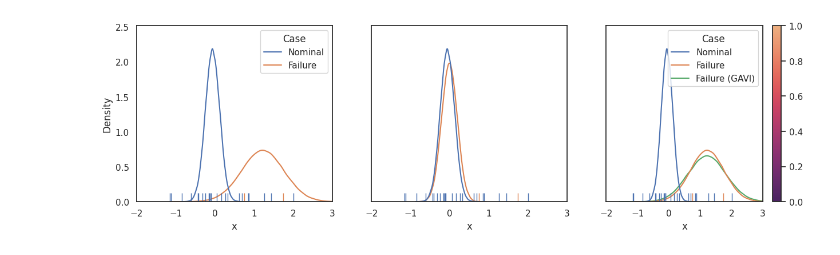
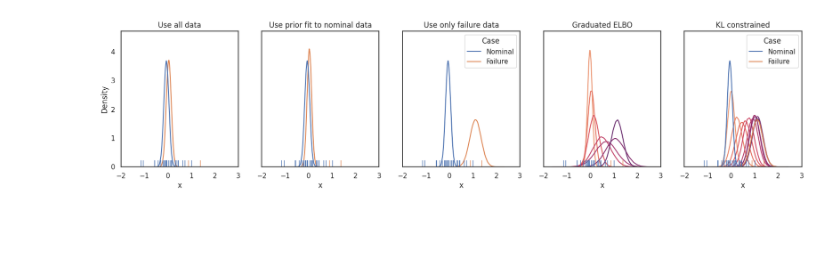
Before and after one commit to dawsonc/BayesAir, a Jupyter notebook: scripts/notebooks/toy_example.ipynb, the cells around one changed output. Cells and saved outputs as stored; diff of their text form; code cells hidden in the pictures; blank space fills up the shorter version.

Commit message:
Implement KL-constrained GAVI in notebook

```diff
--- a/scripts/notebooks/toy_example.ipynb
+++ b/scripts/notebooks/toy_example.ipynb
@@ -40,8 +39,8 @@ for ax in axs.values():
 # %%
 # Define the toy model
 def original_model(n_samples, x=None):
-    mean = pyro.sample("mean", dist.Normal(0.0, 10.0))
-    sigma = torch.exp(pyro.sample("log_std", dist.Normal(0.0, 10.0)))
+    mean = pyro.sample("mean", dist.Normal(0.0, 100.0))
+    sigma = torch.exp(pyro.sample("log_std", dist.Normal(0.0, 100.0)))
 
     with pyro.plate("data", n_samples):
         return pyro.sample("x", dist.Normal(mean, sigma), obs=x)
@@ -143,9 +142,10 @@ all_posterior_df = pd.concat(
 # %%
-mean_loc = nominal_auto_guide.locs.mean.item()
-mean_scale = nominal_auto_guide.scales.mean.item()
+with param_store.scope(nominal_auto_guide_state):
+    mean_loc = nominal_auto_guide.locs.mean.item()
+    mean_scale = nominal_auto_guide.scales.mean.item()
 
-log_std_loc = nominal_auto_guide.locs.log_std.item()
-log_std_scale = nominal_auto_guide.scales.log_std.item()
+    log_std_loc = nominal_auto_guide.locs.log_std.item()
+    log_std_scale = nominal_auto_guide.scales.log_std.item()
 
 print(f"mean: loc {mean_loc} scale {mean_scale}")
 print(f"log_std: loc {log_std_loc} scale {log_std_scale}")
@@ -227,36 +291,54 @@ gavi_posterior_df = pd.concat(
+# %%
+kl_constrained_posterior_df = pd.concat(
+    [
+        pd.DataFrame({"x": kl_constrained_samples[epsilon], "Case": "Failure (KL constrained)", "$\epsilon$": epsilon})
+        for epsilon in epsilons[-1:]
+    ]
+)
 # %%
 fig, axs = plt.subplot_mosaic(
-    [["failure_only", "all_data", "gavi"]], figsize=(15, 4), sharey=True
+    [["all_data", "nominal_prior", "failure_only", "gavi", "kl_constrained",]], figsize=(20, 4), sharey=True
 )
+
+axs["all_data"].set_title("Use all data")
+axs["failure_only"].set_title("Use only failure data")
+axs["nominal_prior"].set_title("Use prior fit to nominal data")
+axs["gavi"].set_title("Graduated ELBO")
+axs["kl_constrained"].set_title("KL constrained")
 
 sns.kdeplot(data=failure_only_posterior_df, x="x", hue="Case", ax=axs["failure_only"], common_norm=False)
 sns.kdeplot(data=all_posterior_df, x="x", hue="Case", ax=axs["all_data"], legend=False, common_norm=False)
-# sns.kdeplot(
-#     data=gavi_posterior_df,
-#     x="x",
-#     hue="$\lambda$",
-#     ax=axs["gavi"],
-#     legend=False,
-#     palette="flare_r",
-#     common_norm=False,
-# )
+sns.kdeplot(data=nominal_prior_df, x="x", hue="Case", ax=axs["nominal_prior"], legend=False, common_norm=False)
+
+test_df = gavi_posterior_df.copy()
+test_df["$\lambda$"] = test_df["$\lambda$"].astype(str)
 sns.kdeplot(
-    data=gavi_posterior_df,
+    ax=axs["gavi"],
+    data=test_df,
     x="x",
-    hue="Case",
-    ax=axs["gavi"],
-    legend=True,
+    hue="$\lambda$",
+    legend=False,
+    palette="flare_r",
     common_norm=False,
+    hue_order=[str(x) for x in reversed(graduations)],
 )
 
-
-# Add a colorbar for graduations
-norm = plt.Normalize(min(graduations), max(graduations))
-sm = plt.cm.ScalarMappable(cmap="flare_r", norm=norm)
-axs["gavi"].figure.colorbar(sm, ax=axs["gavi"])
+test_df = kl_constrained_posterior_df.copy()
+test_df["$\epsilon$"] = test_df["$\epsilon$"].astype(str)
+sns.kdeplot(
+    ax=axs["kl_constrained"],
+    data=test_df,
+    x="x",
+    hue="$\epsilon$",
+    legend=False,
+    palette="flare_r",
+    common_norm=False,
+    hue_order=[str(x) for x in reversed(epsilons)],
+)
+sns.kdeplot(data=failure_only_posterior_df, x="x", hue="Case", ax=axs["kl_constrained"], common_norm=False)
 
 for ax in axs.values():
     sns.rugplot(x="x", hue="type", data=df, ax=ax, legend=False, height=0.05)
     ax.set_xlim([-2, 3])
 # %% [output]
-[figure, old version]
+[figure, new version]
```
Also changed, not shown: parts of 12 cells of this notebook, 2 other files.
